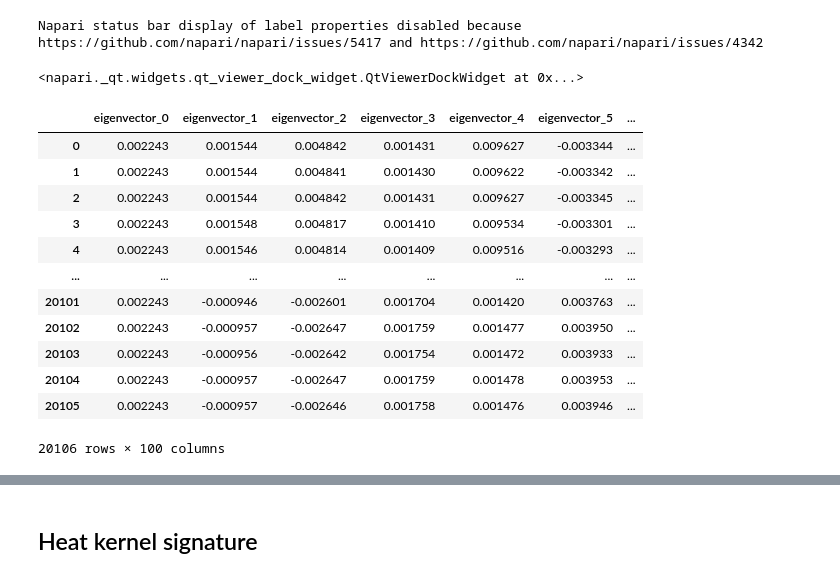
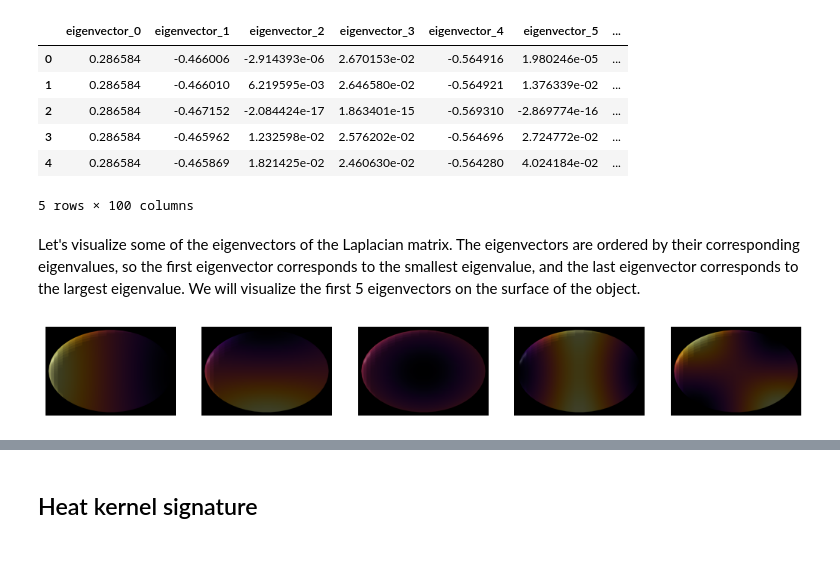
Before and after one commit to jo-mueller/napari-shape-odyssey, a Jupyter notebook: docs/notebooks/spectral_analysis/spectral_analysis.ipynb, the cells around one changed output, grey strips where cells are left out. Cells and saved outputs as stored; diff of their text form; code cells hidden in the pictures.

```diff
--- a/docs/notebooks/spectral_analysis/spectral_analysis.ipynb
+++ b/docs/notebooks/spectral_analysis/spectral_analysis.ipynb
@@ -25,0 +16,2 @@ Selected eigenvector_0
+# %%
+mesh = vedo.Ellipsoid().triangulate().clean()
@@ -26,5 +22,16 @@ Selected eigenvector_0
 # %%
-eigenvectors, eigenvalues = nso.spectral.shape_DNA(viewer.layers[0].data)
+eigenvectors, eigenvalues = nso.spectral.shape_fingerprint(viewer.layers[0].data)
 feature_table = pd.DataFrame(
     eigenvectors, columns=[f"eigenvector_{i}" for i in range(100)]
 )
+
+viewer.layers[0].features = feature_table
+viewer.layers[0].features.head()
+# %% [output]
+|  | eigenvector_0 | eigenvector_1 | eigenvector_2 | eigenvector_3 | eigenvector_4 | eigenvector_5 | ... |
+| 0 | 0.286584 | -0.466006 | -2.914393e-06 | 2.670153e-02 | -0.564916 | 1.980246e-05 | ... |
+| 1 | 0.286584 | -0.466010 | 6.219595e-03 | 2.646580e-02 | -0.564921 | 1.376339e-02 | ... |
+| 2 | 0.286584 | -0.467152 | -2.084424e-17 | 1.863401e-15 | -0.569310 | -2.869774e-16 | ... |
+| 3 | 0.286584 | -0.465962 | 1.232598e-02 | 2.576202e-02 | -0.564696 | 2.724772e-02 | ... |
+| 4 | 0.286584 | -0.465869 | 1.821425e-02 | 2.460630e-02 | -0.564280 | 4.024184e-02 | ... |
+5 rows × 100 columns
@@ -33,26 +38,14 @@ viewer.layers[0].features = feature_table
-# %%
-data = list(viewer.layers[0].data)
-data[2] = feature_table["eigenvector_30"].values
-viewer.layers[0].data = tuple(data)
-# %%
-widget = TableWidget(viewer.layers[0], viewer)
-viewer.window.add_dock_widget(widget, area='right')
-# %% [output]
-Napari status bar display of label properties disabled because https://github.com/napari/napari/issues/5417 and https://github.com/napari/napari/issues/4342
-<napari._qt.widgets.qt_viewer_dock_widget.QtViewerDockWidget at 0x...>
-# %%
-viewer.layers[0].features
-# %% [output]
-|  | eigenvector_0 | eigenvector_1 | eigenvector_2 | eigenvector_3 | eigenvector_4 | eigenvector_5 | ... |
-| 0 | 0.002243 | 0.001544 | 0.004842 | 0.001431 | 0.009627 | -0.003344 | ... |
-| 1 | 0.002243 | 0.001544 | 0.004841 | 0.001430 | 0.009622 | -0.003342 | ... |
-| 2 | 0.002243 | 0.001544 | 0.004842 | 0.001431 | 0.009627 | -0.003345 | ... |
-| 3 | 0.002243 | 0.001548 | 0.004817 | 0.001410 | 0.009534 | -0.003301 | ... |
-| 4 | 0.002243 | 0.001546 | 0.004814 | 0.001409 | 0.009516 | -0.003293 | ... |
-| ... | ... | ... | ... | ... | ... | ... | ... |
-| 20101 | 0.002243 | -0.000946 | -0.002601 | 0.001704 | 0.001420 | 0.003763 | ... |
-| 20102 | 0.002243 | -0.000957 | -0.002647 | 0.001759 | 0.001477 | 0.003950 | ... |
-| 20103 | 0.002243 | -0.000956 | -0.002642 | 0.001754 | 0.001472 | 0.003933 | ... |
-| 20104 | 0.002243 | -0.000957 | -0.002647 | 0.001759 | 0.001478 | 0.003953 | ... |
-| 20105 | 0.002243 | -0.000957 | -0.002646 | 0.001758 | 0.001476 | 0.003946 | ... |
-20106 rows × 100 columns
+# %% [markdown]
+Let's visualize some of the eigenvectors of the Laplacian matrix. The eigenvectors are ordered by their corresponding eigenvalues, so the first eigenvector corresponds to the smallest eigenvalue, and the last eigenvector corresponds to the largest eigenvalue. We will visualize the first 5 eigenvectors on the surface of the object.
+# %%
+n_visualizations = 5
+fig, axes = plt.subplots(ncols=n_visualizations, figsize=(13, 7))
+for i in range(1, 6):
+    mesh_tuple = (mesh.points(), np.asarray(mesh.faces()), eigenvectors[:,i])
+    viewer.add_surface(mesh_tuple, colormap='inferno')
+
+    screenshot = viewer.screenshot()
+    axes[i-1].imshow(screenshot)
+    axes[i-1].axis('off')
+# %% [output]
+[figure, added]
```
Also changed, not shown: parts of 24 cells of this notebook, 2 other files.
